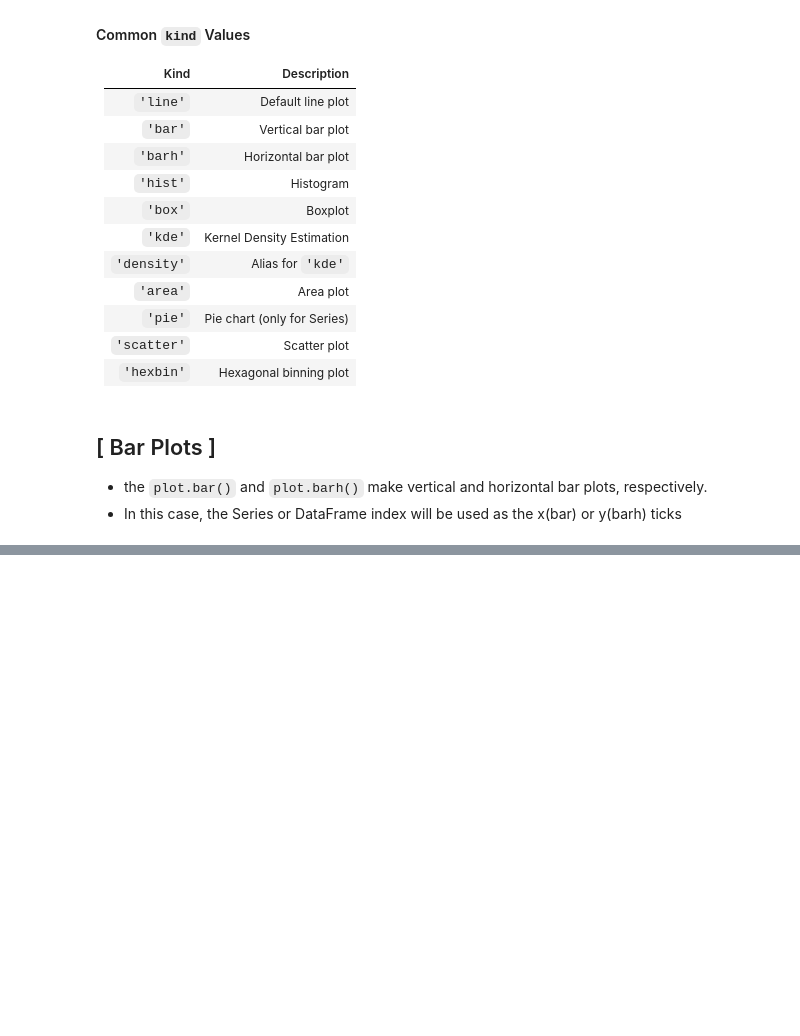
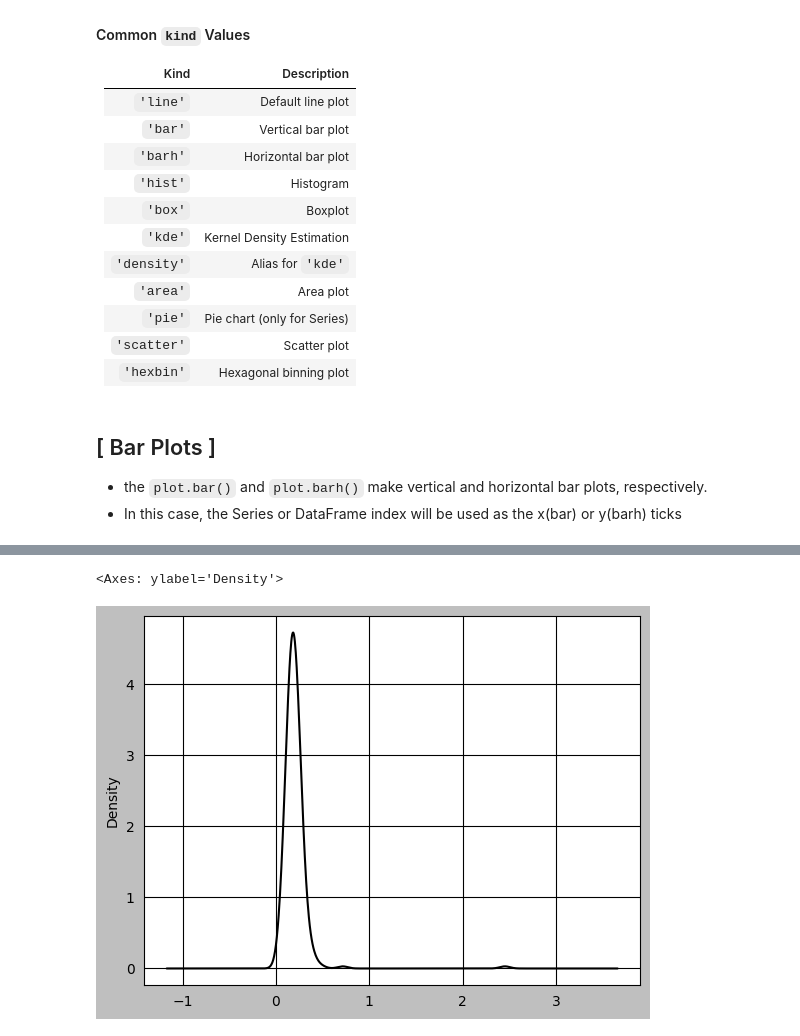
Before and after one commit to f-ckyou/pandas, a Jupyter notebook: pd-9/2_plotting_with_pandas_and_seaborn.ipynb, the cells around one changed output, grey strips where cells are left out. Cells and saved outputs as stored; diff of their text form; code cells hidden in the pictures; blank space fills up the shorter version.

```diff
--- a/pd-9/2_plotting_with_pandas_and_seaborn.ipynb
+++ b/pd-9/2_plotting_with_pandas_and_seaborn.ipynb
@@ -312,0 +367,8 @@ sns.barplot(x="tip_pct", y="day", hue="time", data=tips, orient="h")
+# %%
+tips["tip_pct"].plot.density() # requires SciPy
+
+# parameters
+# bw_method: Bandwidth (smoothing level). Lower = more wiggly, higher = smoother.
+# %% [output]
+<Axes: ylabel='Density'>
+[figure, added]
```
Also changed, not shown: parts of 14 cells of this notebook.
